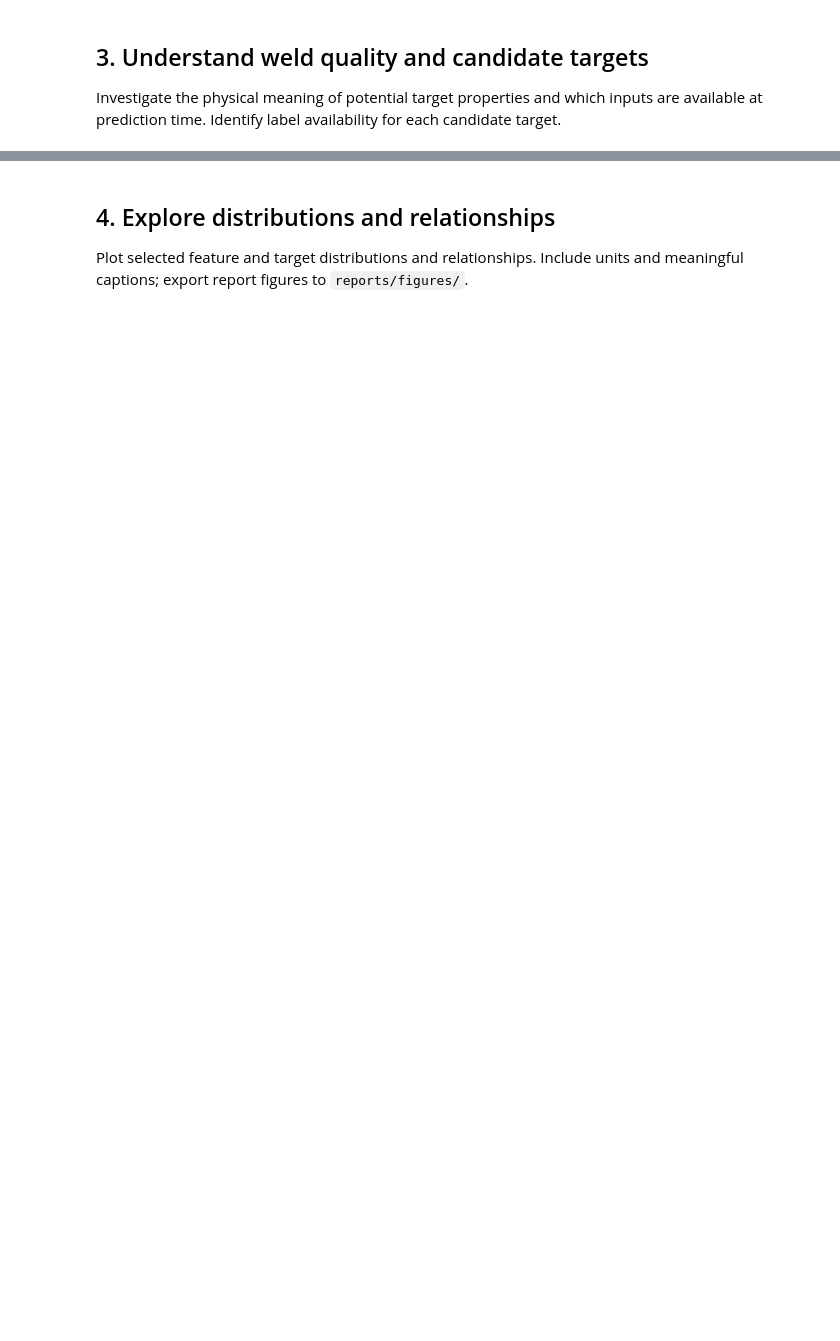
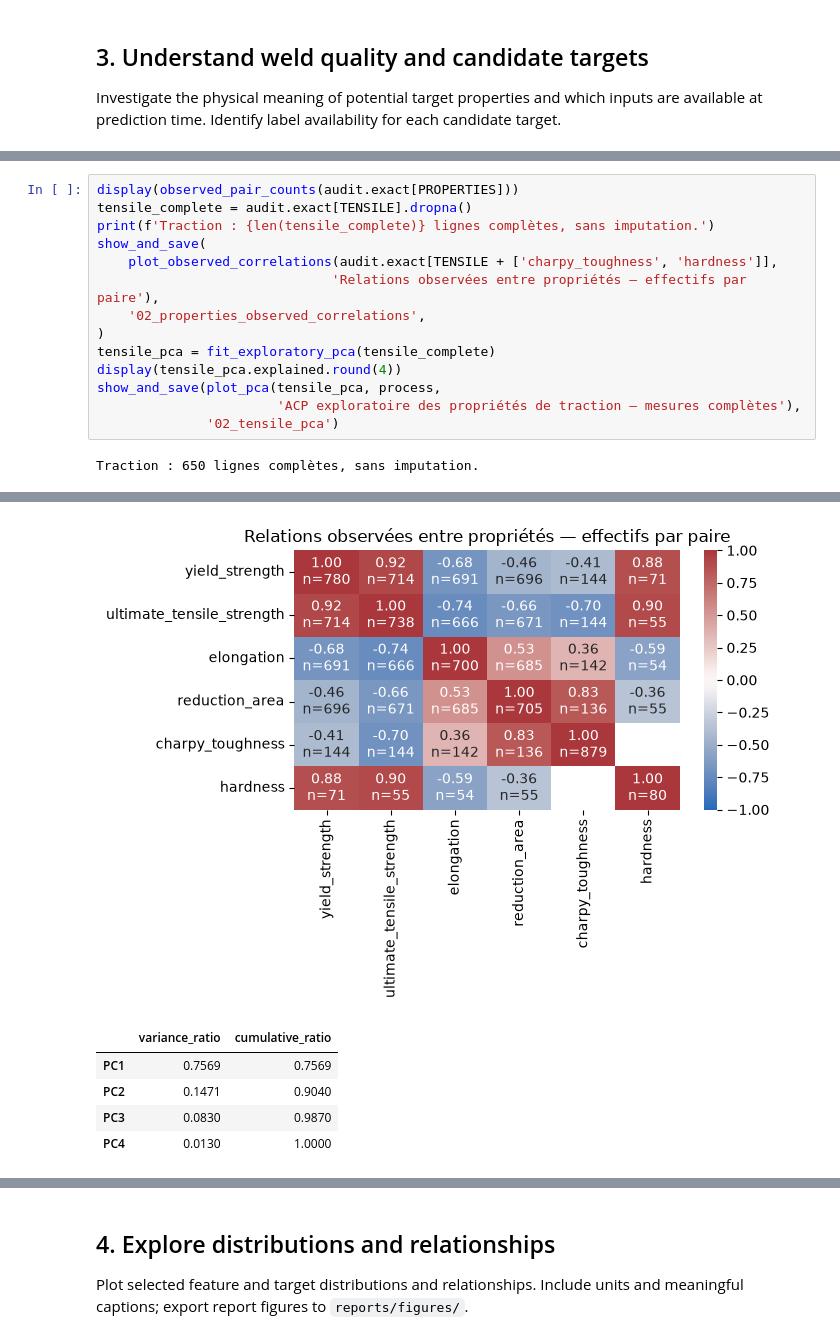
Before and after one commit to MSalh-CS-3A/weld-quality-ml, a Jupyter notebook: notebooks/01_eda.ipynb, the cells around one changed output, grey strips where cells are left out. Saved outputs shown, nothing was run; the diff lists cells and outputs as text; blank space fills up the shorter version.

```diff
--- a/notebooks/01_eda.ipynb
+++ b/notebooks/01_eda.ipynb
@@ -33,0 +663,16 @@ Investigate the physical meaning of potential target properties and which inputs
+# %%
+display(observed_pair_counts(audit.exact[PROPERTIES]))
+tensile_complete = audit.exact[TENSILE].dropna()
+print(f'Traction : {len(tensile_complete)} lignes complètes, sans imputation.')
+show_and_save(
+    plot_observed_correlations(audit.exact[TENSILE + ['charpy_toughness', 'hardness']],
+                              'Relations observées entre propriétés — effectifs par paire'),
+    '02_properties_observed_correlations',
+)
+tensile_pca = fit_exploratory_pca(tensile_complete)
+display(tensile_pca.explained.round(4))
+show_and_save(plot_pca(tensile_pca, process,
+                       'ACP exploratoire des propriétés de traction — mesures complètes'),
+              '02_tensile_pca')
+# %% [output]
+Traction : 650 lignes complètes, sans imputation.
@@ -33,0 +688,6 @@ Investigate the physical meaning of potential target properties and which inputs
+[figure, added]
+|  | variance_ratio | cumulative_ratio |
+| PC1 | 0.7569 | 0.7569 |
+| PC2 | 0.1471 | 0.9040 |
+| PC3 | 0.0830 | 0.9870 |
+| PC4 | 0.0130 | 1.0000 |
```
Also changed, not shown: parts of 33 cells of this notebook, 29 other files.
